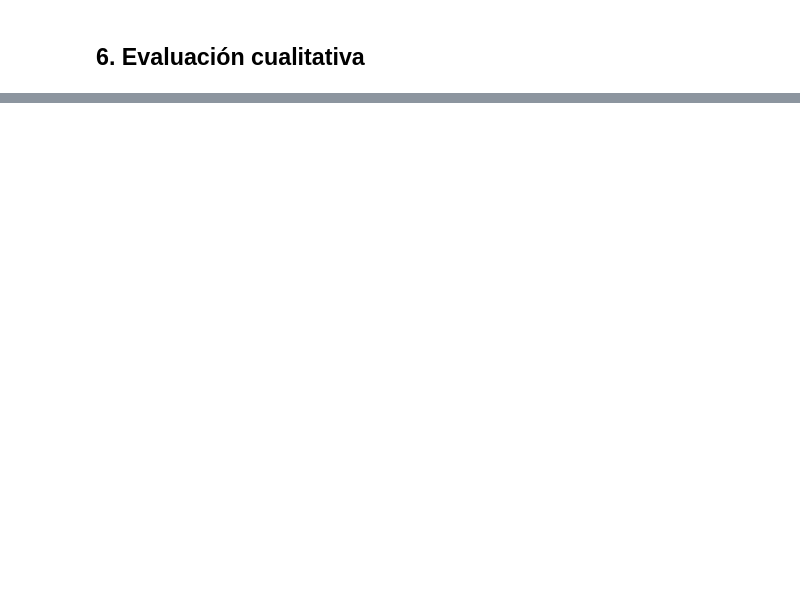
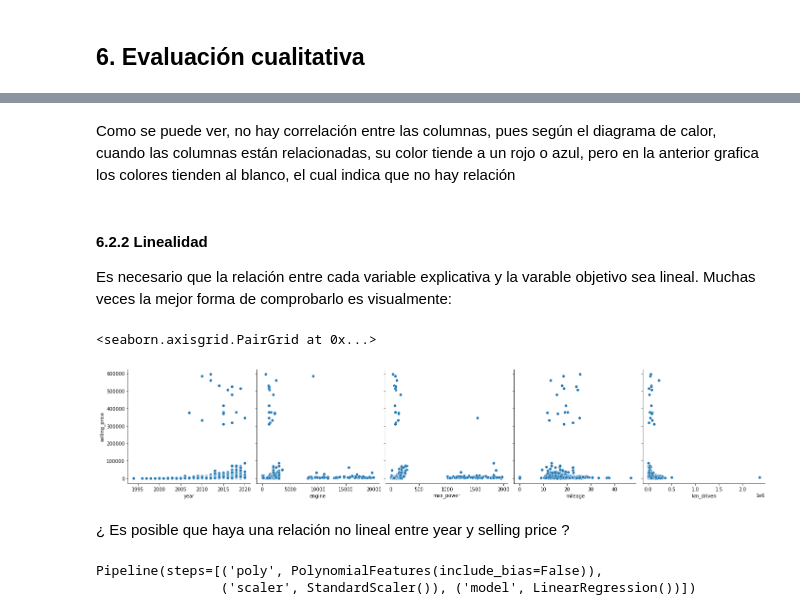
Before and after one commit to jjosorioc/ISIS3301-lab02-regression, a Jupyter notebook: lab2.ipynb, the cells around one changed output, grey strips where cells are left out. Saved outputs shown, nothing was run; the diff lists cells and outputs as text; code cells hidden in the pictures; blank space fills up the shorter version.

Commit message:
parte analisis cuantitativo, analisis cualitativo, pipelines

```diff
--- a/lab2.ipynb
+++ b/lab2.ipynb
@@ -358,0 +425,13 @@ Se podría decir que los resultados de este primer modelo son aceptables dado qu
+# %% [markdown]
+Como se puede ver, no hay correlación entre las columnas, pues según el diagrama de calor, cuando las columnas están relacionadas, su color tiende a un rojo o azul, pero en la anterior grafica los colores tienden al blanco, el cual indica que no hay relación
+# %% [markdown]
+#### 6.2.2 Linealidad
+
+Es necesario que la relación entre cada variable explicativa y la varable objetivo sea lineal. Muchas veces la mejor forma de comprobarlo es visualmente:
+# %%
+sns.pairplot(df_motorAlpes.sample(2000), height = 4, y_vars = 'selling_price', x_vars = features, kind = 'scatter')
+# %% [output]
+<seaborn.axisgrid.PairGrid at 0x...>
+[figure, added]
+# %% [markdown]
+¿ Es posible que haya una relación no lineal entre year y selling price ?
@@ -358,0 +447,5 @@ Se podría decir que los resultados de este primer modelo son aceptables dado qu
+# %%
+pipeline.fit(X_train, y_train)
+# %% [output]
+Pipeline(steps=[('poly', PolynomialFeatures(include_bias=False)),
+                ('scaler', StandardScaler()), ('model', LinearRegression())])
```
Also changed, not shown: parts of 60 cells of this notebook, 1 other file.
